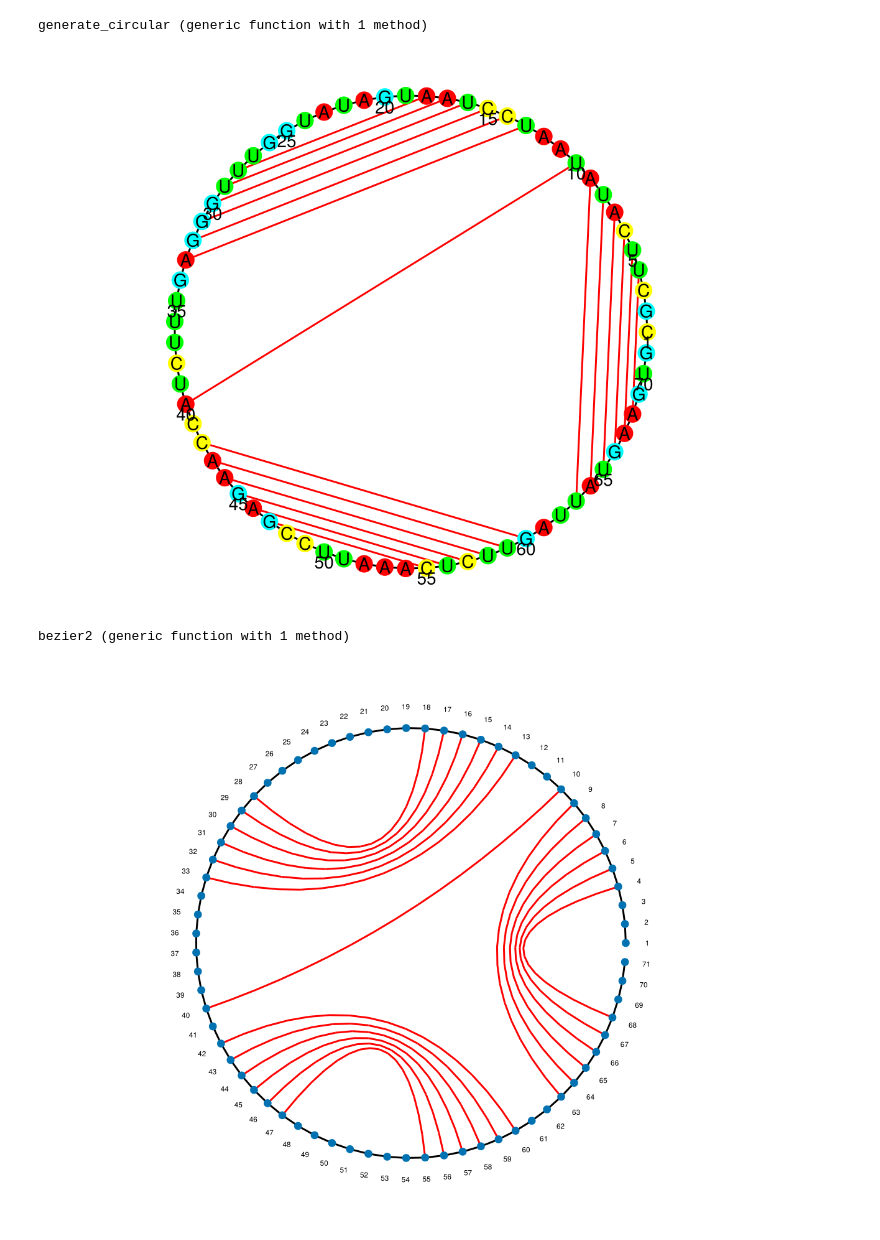
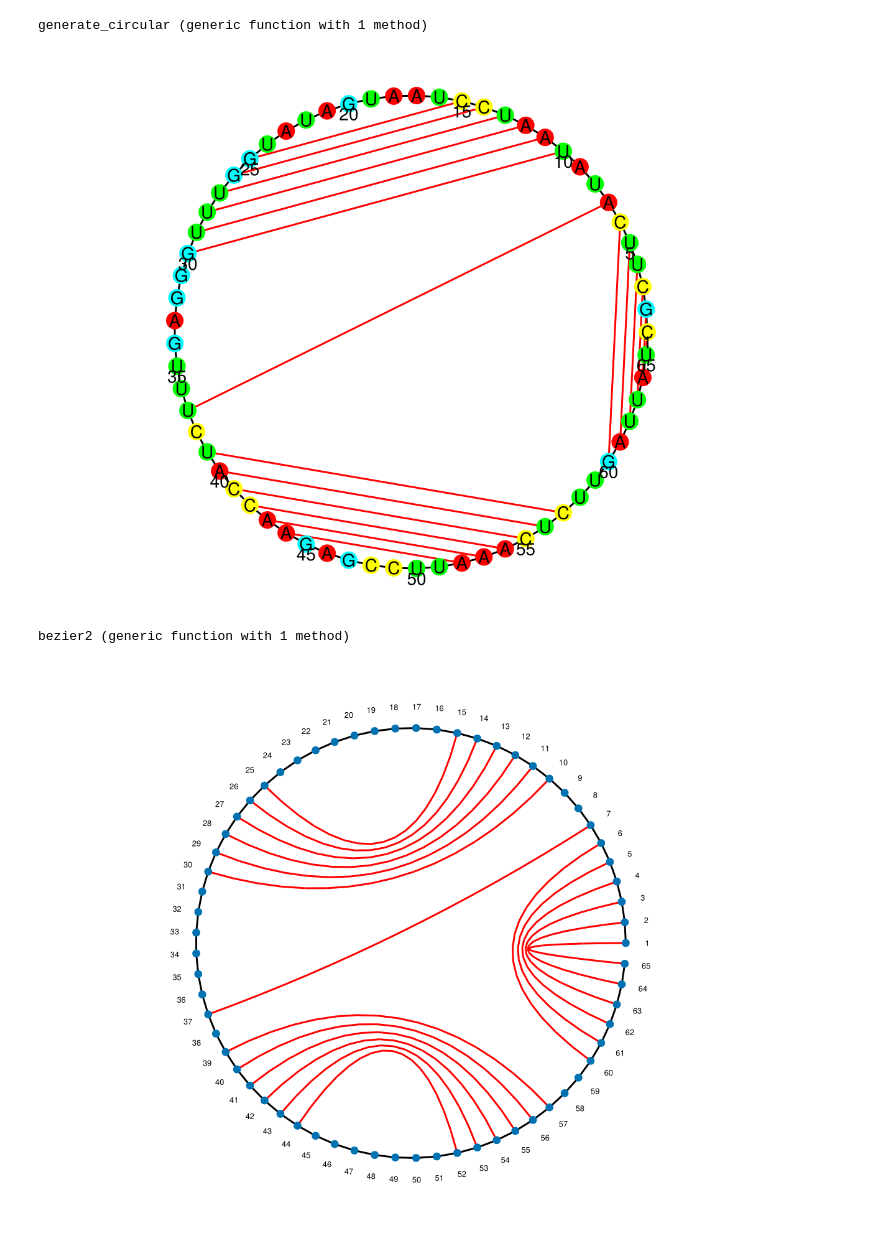
Before and after one commit to romanamo/RNAStructPlot, a Jupyter notebook: demo/circular.ipynb, the cells around one changed output. Drawn from its saved outputs; the diff is of its cells as text; code cells hidden in the pictures.

```diff
--- a/demo/circular.ipynb
+++ b/demo/circular.ipynb
@@ -6,8 +6,8 @@ using Revise
 using RNAStructPlot
 using LinearAlgebra
 
-sequence = "CGCUUCAUAUAAUCCUAAUGAUAUGGUUUGGGAGUUUCUACCAAGAGCCUUAAACUCUUGAUUAUGAAGUG"
-notation = "...(((((((..((((((.........))))))......).((((((.......))))))..))))))..."
+sequence = "CGCUUCAUAUAAUCCUAAUGAUAUGGUUUGGGAGUUUCUACCAAGAGCCUUAAACUCUUGAUUAU"
+notation = "(((((((..((((((.........))))))......).((((((.......))))))..))))))"
 
 rnabase = dotbracketbase(
     sequence,
@@ -33,7 +33,7 @@ coords = generate_circular(rnabase.graph)
 
 draw_final(rnabase.graph, coords, rnabase.nucleotides, rnabase.pairings)
 # %% [output]
-[figure, old version]
+[figure, new version]
 # %%
 function bezier2(p1, p2, p3)
     return t -> (1-t)*((1-t)*p1+t*p2) + t*((1-t)*p2+t*p3)
@@ -52,38 +52,39 @@ function draw_bezier(g, p)
             lines!([srcx, dstx], [srcy, dsty];color=:black)
         else
             mid = (start + (stop - start)/2)/10
+            #mid = [0, 0]
             #length = norm(stop-start)
             bez = bezier2(start, mid, stop)
 
             intervals = 16
             for i in range(1, intervals)
                 x = (i-1)/intervals
                 currx, curry = bez(x)
                 nextx, nexty = bez(i/intervals)
 
                 lines!([currx, nextx], [curry, nexty];color=:red)
             end
         end
     end
 
     # draw markers
     x = map(v -> p[v][1], vertices(g))
     y = map(v -> p[v][2], vertices(g))
     scatter!(x, y)
 
     # place labels
     for v in vertices(g)
         vx, vy = p[v]*1.1
         text!(vx, vy,text=string(v),align=(:center, :center),fontsize=1/nv(g),markerspace=:relative)
     end
 
     ax.aspect = 1
     hidedecorations!(ax)
     hidespines!(ax)
 
     current_figure()
 end
 
-draw_bezier(g, p)
+draw_bezier(rnabase.graph, coords)
 # %% [output]
-[figure, old version]
+[figure, new version]
```
Also changed, not shown: parts of 1 cell of this notebook, 2 other files.
